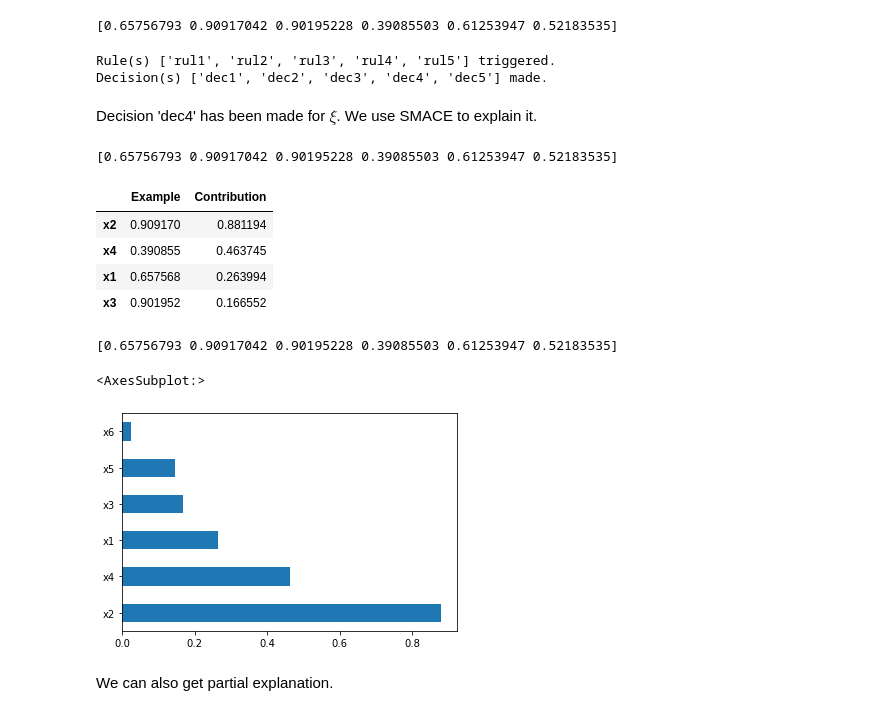
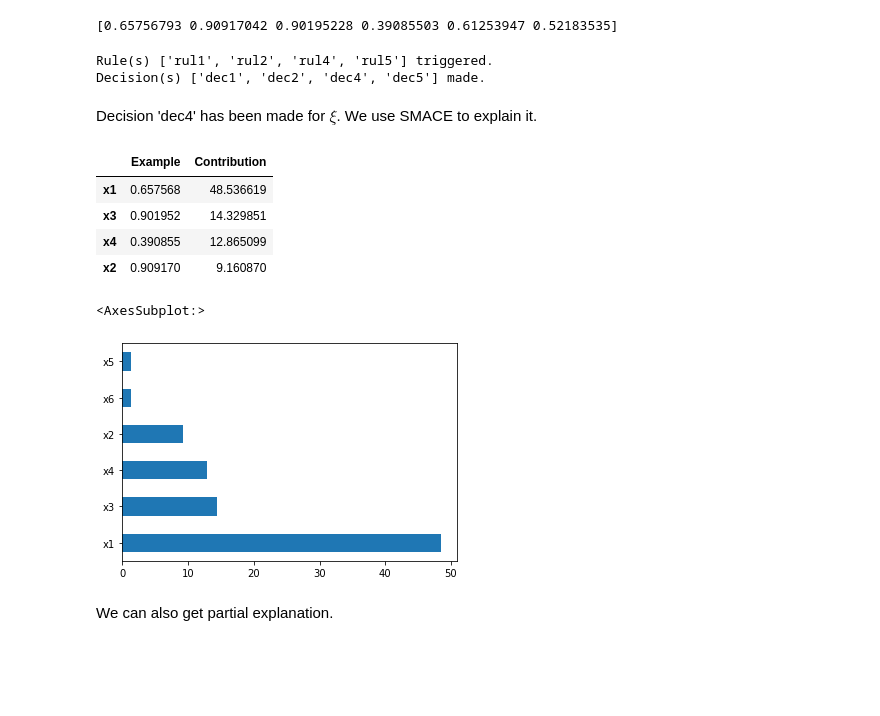
Before and after one commit to gianluigilopardo/smace, a Jupyter notebook: example.ipynb, the cells around one changed output. Cells and saved outputs as stored; diff of their text form; code cells hidden in the pictures; blank space fills up the shorter version.

```diff
--- a/example.ipynb
+++ b/example.ipynb
@@ -19,7 +19,8 @@ from smace import utils
 # %%
 # input data
 data = np.random.rand(1000, 6)
-df = pd.DataFrame(data, columns=['x1', 'x2', 'x3','x4','x5','x6'])
+columns = ['x1', 'x2', 'x3','x4','x5','x6']
+df = pd.DataFrame(data, columns=columns)
 df.head()
 # %% [output]
 |  | x1 | x2 | x3 | x4 | x5 | x6 |
@@ -41,7 +42,7 @@ There are two machine learning models:
 # %%
 # models
 def f_1(x):
-    return 8*x[:, 4]*x[:, 1] - 2*x[:, 2]**2 + x[:, 5]
+    return 8*x[:, 4] + x[:, 1] - 2*x[:, 2] + 9*x[:, 5]
 
 def f_2(x):
     return -100*x[:, 0] + 80*x[:, 1]*x[:, 3] +  50*x[:, 2]
@@ -75,29 +80,34 @@ print(example)
 # %%
 dec = dm.make_decision(example, verbose=True)
 # %% [output]
-Rule(s) ['rul1', 'rul2', 'rul3', 'rul4', 'rul5'] triggered.
-Decision(s) ['dec1', 'dec2', 'dec3', 'dec4', 'dec5'] made.
+Rule(s) ['rul1', 'rul2', 'rul4', 'rul5'] triggered.
+Decision(s) ['dec1', 'dec2', 'dec4', 'dec5'] made.
 # %% [markdown]
 Decision 'dec4' has been made for $\xi$.
 We use SMACE to explain it.
 # %%
 explainer = Smace(dm)
+# %%
+phi_lm = {columns[i]: lm.coef_[i] for i in range(len(columns))}
+score = xgb.get_booster().get_score(importance_type = 'gain')
+phi_xgb = {columns[i]: score['f' + str(i)] for i in range(len(columns))}  # map for xgboost
+# %%
+phis = {'lm': phi_lm,
+        'xgb': phi_xgb}
 # %%
-explanation = explainer.explain(example, 'rul4', 3)
+explanation = explainer.explain(example, 'rul4', phis=phis)
 explanation.table(num_features=4)
 # %% [output]
-[0.65756793 0.90917042 0.90195228 0.39085503 0.61253947 0.52183535]
 |  | Example | Contribution |
-| x2 | 0.909170 | 0.881194 |
-| x4 | 0.390855 | 0.463745 |
-| x1 | 0.657568 | 0.263994 |
-| x3 | 0.901952 | 0.166552 |
+| x1 | 0.657568 | 48.536619 |
+| x3 | 0.901952 | 14.329851 |
+| x4 | 0.390855 | 12.865099 |
+| x2 | 0.909170 | 9.160870 |
 # %%
 explanation.bar()
 # %% [output]
-[0.65756793 0.90917042 0.90195228 0.39085503 0.61253947 0.52183535]
+<AxesSubplot:>
-<AxesSubplot:>
-[figure, old version]
+[figure, new version]
 # %% [markdown]
 We can also get partial explanation.
 # %% [markdown]
```
Also changed, not shown: parts of 6 cells of this notebook, 2 other files.
